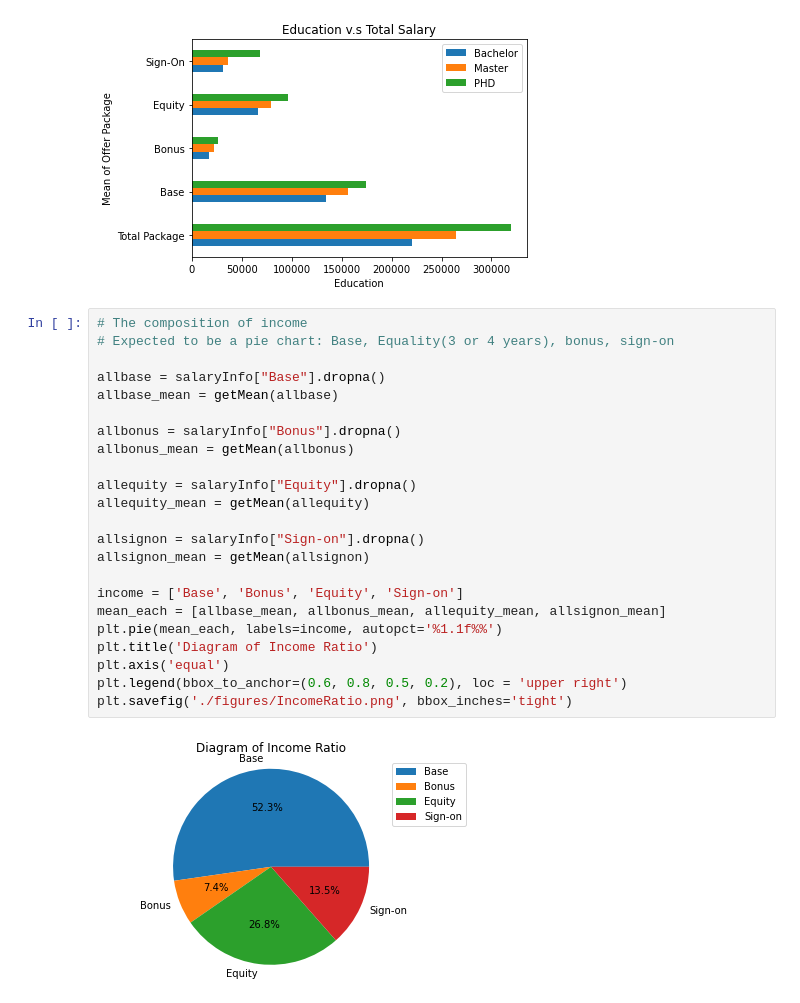
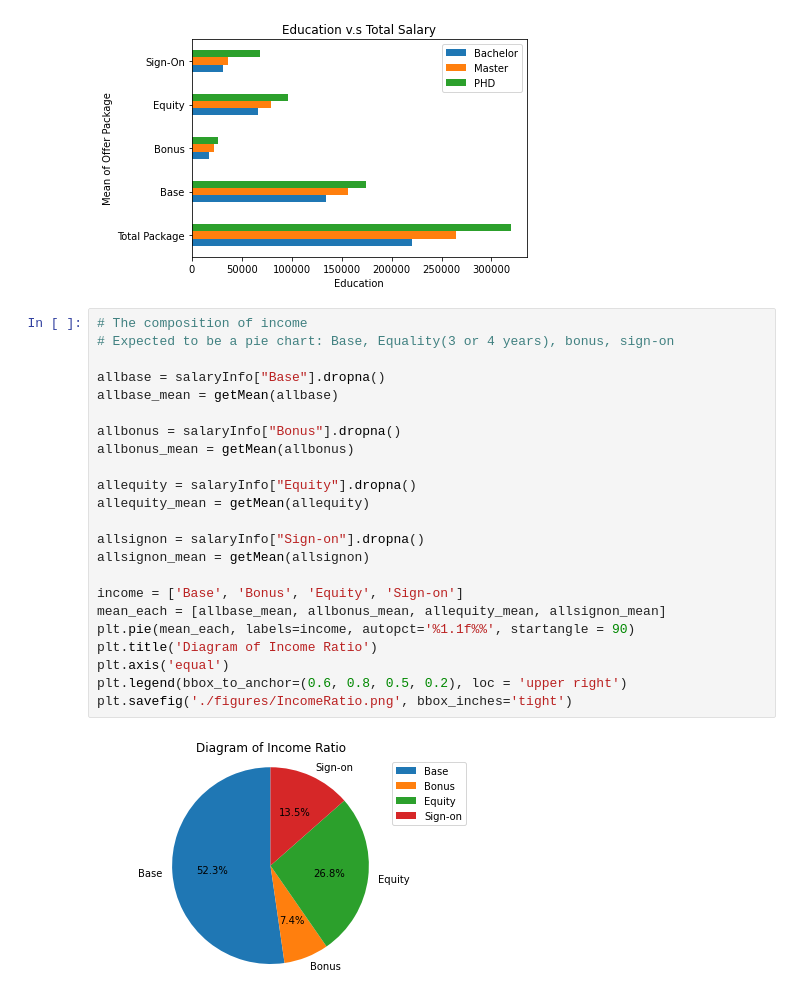
Before and after one commit to dorothyjx/damg-6105-Final-Project, a Jupyter notebook: project_final.ipynb, the cells around one changed output. Saved outputs shown, nothing was run; the diff lists cells and outputs as text.

```diff
--- a/project_final.ipynb
+++ b/project_final.ipynb
@@ -441,25 +441,25 @@ plt.savefig('./figures/EducationSalary2.png', bbox_inches='tight')
 # %%
 # The composition of income
 # Expected to be a pie chart: Base, Equality(3 or 4 years), bonus, sign-on
 
 allbase = salaryInfo["Base"].dropna()
 allbase_mean = getMean(allbase)
 
 allbonus = salaryInfo["Bonus"].dropna()
 allbonus_mean = getMean(allbonus)
 
 allequity = salaryInfo["Equity"].dropna()
 allequity_mean = getMean(allequity)
 
 allsignon = salaryInfo["Sign-on"].dropna()
 allsignon_mean = getMean(allsignon)
 
 income = ['Base', 'Bonus', 'Equity', 'Sign-on']
 mean_each = [allbase_mean, allbonus_mean, allequity_mean, allsignon_mean]
-plt.pie(mean_each, labels=income, autopct='%1.1f%%')
+plt.pie(mean_each, labels=income, autopct='%1.1f%%', startangle = 90)
 plt.title('Diagram of Income Ratio')
 plt.axis('equal')
 plt.legend(bbox_to_anchor=(0.6, 0.8, 0.5, 0.2), loc = 'upper right')
 plt.savefig('./figures/IncomeRatio.png', bbox_inches='tight')
 # %% [output]
-[figure, old version]
+[figure, new version]
```
Also changed, not shown: parts of 18 cells of this notebook, 2 other files.
